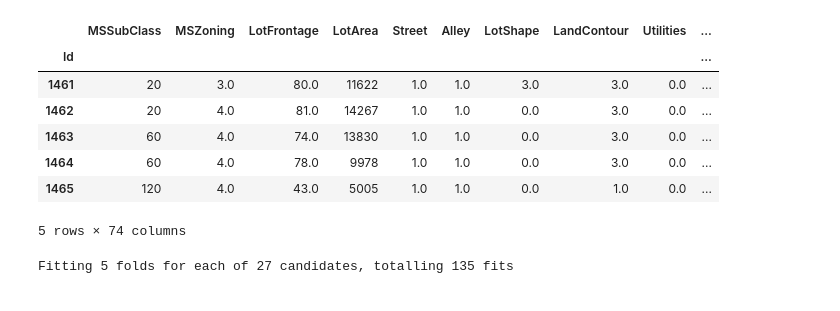
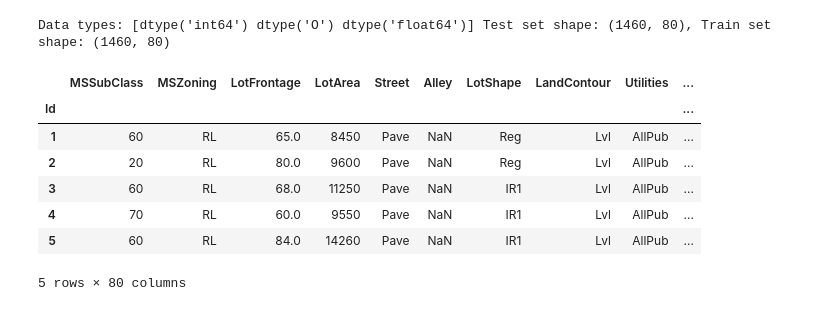
Before and after one commit to JadenGray/Intro-Machine-Learning-Project, a Jupyter notebook: house_price_predict.ipynb, the cells around one changed output. Cells and saved outputs as stored; diff of their text form; code cells hidden in the pictures.

Commit message:
Final Commit
Added data folder for reference

```diff
--- a/house_price_predict.ipynb
+++ b/house_price_predict.ipynb
@@ -171,34 +0,0 @@ X_full.head()
-# %%
-# apply encoding as we did earlier and sepearate the data again
-
-X_full[cat_cols] = encoder.fit_transform(X_full[cat_cols])
-X_train_enc = X_full.loc[X_train.index]
-X_test_enc = X_full.loc[X_test.index]
-
-X_test_enc.head()
-# %% [output]
-|  | MSSubClass | MSZoning | LotFrontage | LotArea | Street | Alley | LotShape | LandContour | Utilities | ... |
-| Id |  |  |  |  |  |  |  |  |  | ... |
-| 1461 | 20 | 3.0 | 80.0 | 11622 | 1.0 | 1.0 | 3.0 | 3.0 | 0.0 | ... |
-| 1462 | 20 | 4.0 | 81.0 | 14267 | 1.0 | 1.0 | 0.0 | 3.0 | 0.0 | ... |
-| 1463 | 60 | 4.0 | 74.0 | 13830 | 1.0 | 1.0 | 0.0 | 3.0 | 0.0 | ... |
-| 1464 | 60 | 4.0 | 78.0 | 9978 | 1.0 | 1.0 | 0.0 | 3.0 | 0.0 | ... |
-| 1465 | 120 | 4.0 | 43.0 | 5005 | 1.0 | 1.0 | 0.0 | 1.0 | 0.0 | ... |
-5 rows × 74 columns
-# %%
-# set up parameters
-p_grid = {
-    'model__n_estimators': [100, 150, 200],
-    'model__max_depth': [4, 5, 6],
-    'model__learning_rate': [0.1, 0.05, 0.01],
-}
-
-# using cross value scores, search for the optimal parameters
-grid_search = GridSearchCV(pipe, param_grid=p_grid, cv=5, scoring='neg_mean_squared_error', verbose=1)
-grid_search.fit(X_train_enc, Y_train)
-
-best_model = grid_search.best_estimator_
-best_params = grid_search.best_params_
-best_params
-# %% [output]
-Fitting 5 folds for each of 27 candidates, totalling 135 fits
@@ -212,0 +19,27 @@ output.to_csv('submission.csv', index=False)
+# %%
+# load in and set up data
+
+X_train = pd.read_csv('data/train.csv', index_col = 'Id')
+X_test = pd.read_csv('data/test.csv', index_col = 'Id')
+
+# target values
+Y_train = X_train['SalePrice']
+# all x values - avoid using due to possible data leakage
+X_full = pd.concat([X_train, X_test])
+
+# data types and size of data
+print(f"Data types: {X_train.dtypes.unique()} Test set shape: {X_train.shape}, Train set shape: {X_train.shape}")
+# %% [output]
+Data types: [dtype('int64') dtype('O') dtype('float64')] Test set shape: (1460, 80), Train set shape: (1460, 80)
+# %%
+# quick look at data
+X_train.head()
+# %% [output]
+|  | MSSubClass | MSZoning | LotFrontage | LotArea | Street | Alley | LotShape | LandContour | Utilities | ... |
+| Id |  |  |  |  |  |  |  |  |  | ... |
+| 1 | 60 | RL | 65.0 | 8450 | Pave | NaN | Reg | Lvl | AllPub | ... |
+| 2 | 20 | RL | 80.0 | 9600 | Pave | NaN | Reg | Lvl | AllPub | ... |
+| 3 | 60 | RL | 68.0 | 11250 | Pave | NaN | IR1 | Lvl | AllPub | ... |
+| 4 | 70 | RL | 60.0 | 9550 | Pave | NaN | IR1 | Lvl | AllPub | ... |
+| 5 | 60 | RL | 84.0 | 14260 | Pave | NaN | IR1 | Lvl | AllPub | ... |
+5 rows × 80 columns
```
Also changed, not shown: parts of 39 cells of this notebook, 6 other files.
